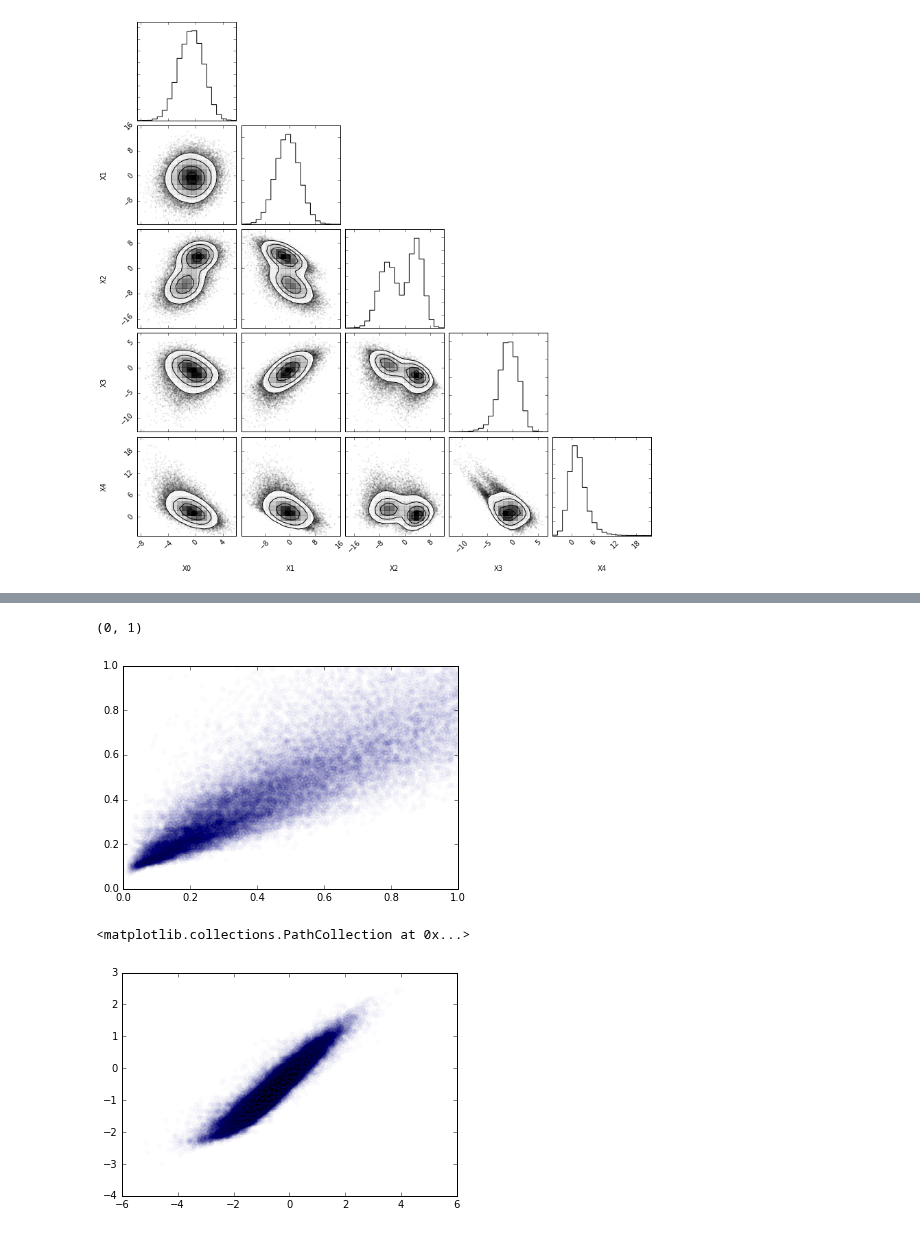
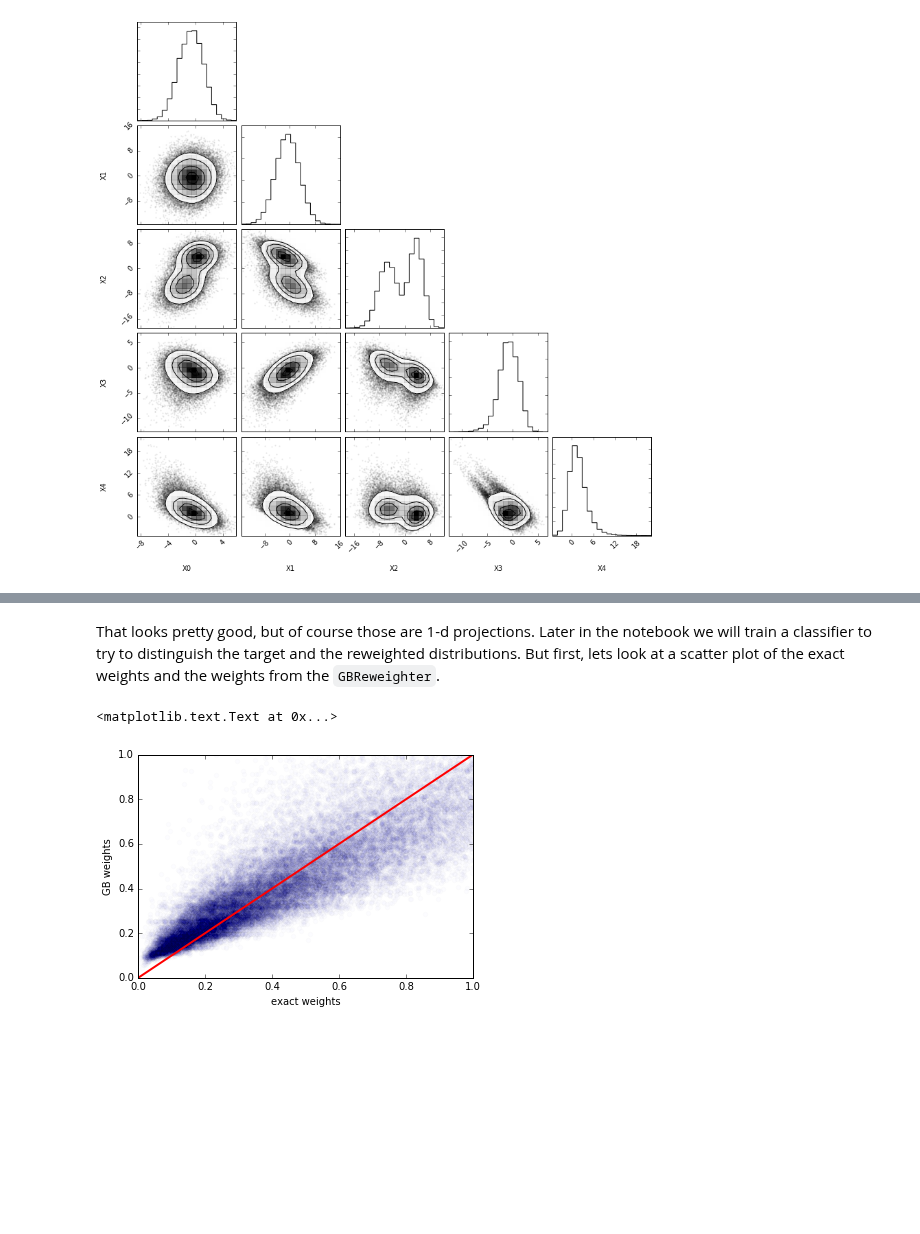
Before and after one commit to jgpavez/carl-notebooks, a Jupyter notebook: reweighing-high-dimensional-data.ipynb, the cells around one changed output, grey strips where cells are left out. Drawn from its saved outputs; the diff is of its cells as text; code cells hidden in the pictures; blank space fills up the shorter version.

Commit message:
Updated re-weighting notebook

```diff
--- a/reweighing-high-dimensional-data.ipynb
+++ b/reweighing-high-dimensional-data.ipynb
@@ -92,0 +93,3 @@ np.sum(weights0)
+# %%
+exact_weights = np.exp(p0.nnlf(X0) - p1.nnlf(X0))
+draw_distributions(exact_weights)
@@ -125,12 +121,12 @@ draw_distributions(gb_weights)
+# %% [markdown]
+That looks pretty good, but of course those are 1-d projections. Later in the notebook we will train a classifier to try to distinguish the target and the reweighted distributions. But first, lets look at a scatter plot of the exact weights and the weights from the `GBReweighter`.
 # %%
-plt.scatter(np.exp(weights0), gb_weights, alpha=0.01)
+plt.scatter(exact_weights, gb_weights, alpha=0.01)
+plt.plot([0,1],[0,1], lw=2, c='r')
 plt.xlim(0,1)
 plt.ylim(0,1)
+plt.xlabel('exact weights')
+plt.ylabel('GB weights')
 # %% [output]
-(0, 1)
+<matplotlib.text.Text at 0x...>
-[figure, old version]
+[figure, new version]
-# %%
-plt.scatter(weights0, np.log(gb_weights), alpha=0.01)
-# %% [output]
-<matplotlib.collections.PathCollection at 0x...>
-[figure, removed]
```
Also changed, not shown: parts of 37 cells of this notebook, 1 other file.
